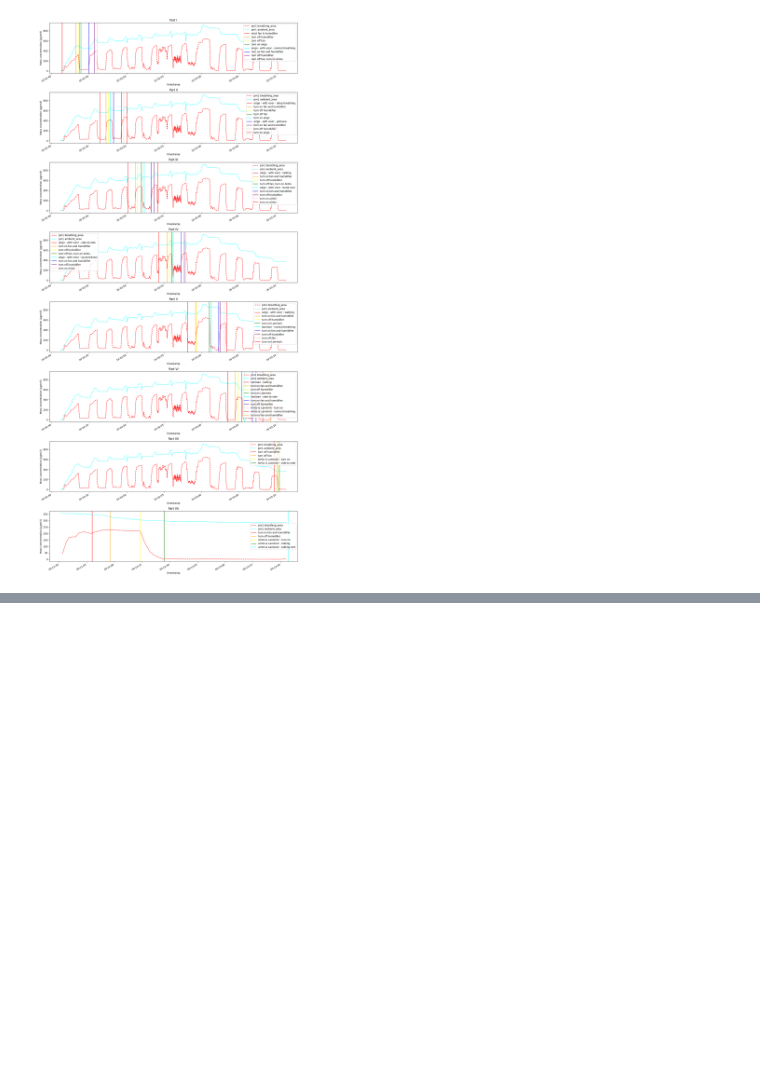
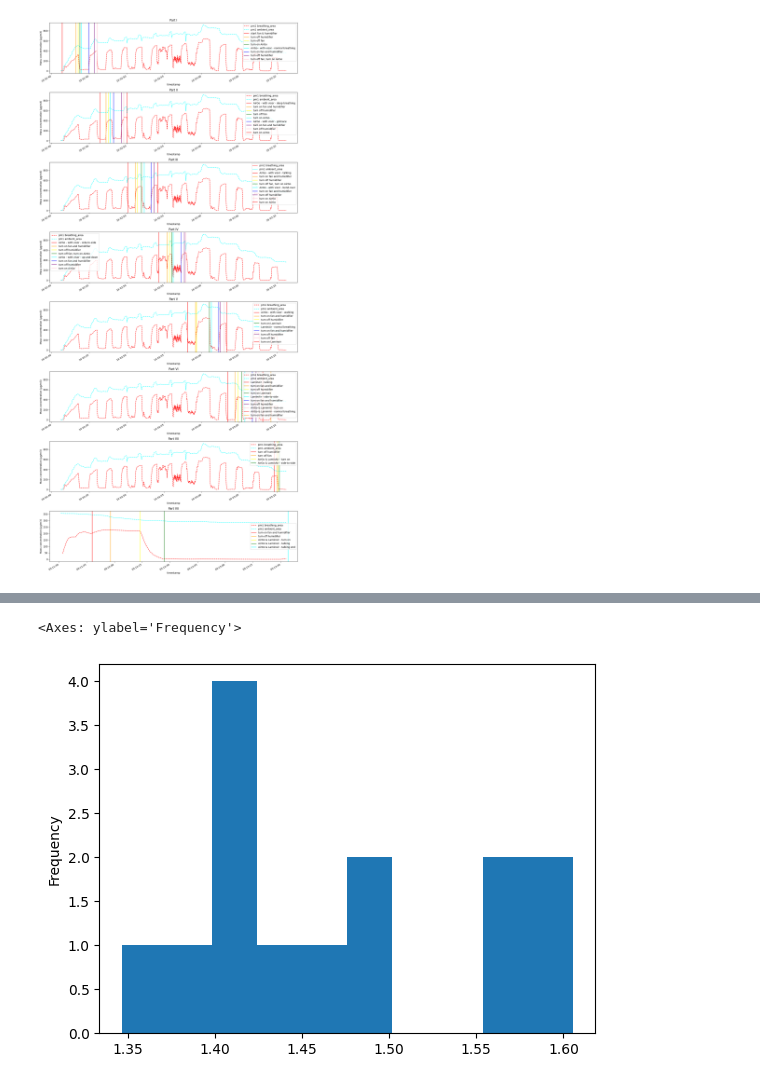
Before and after one commit to Edderic/iaq, a Jupyter notebook: notebooks/milestone-eoy-2023.ipynb, the cells around one changed output, grey strips where cells are left out. Saved outputs shown, nothing was run; the diff lists cells and outputs as text; code cells hidden in the pictures; blank space fills up the shorter version.

```diff
--- a/notebooks/milestone-eoy-2023.ipynb
+++ b/notebooks/milestone-eoy-2023.ipynb
@@ -403,3 +403,5 @@ fit_factors
 | 51 | Part VII | turn off humidifier | 1.414311 |
 | 52 | Part VII | AirGo & LaminAir - turn on | 4.506829 |
 | 53 | Part VII | AirGo & LaminAir - talking | 203.132099 |
+# %%
+no_na = fit_factors[fit_factors['fit_factor'].notna()].copy()
@@ -405,0 +450,5 @@ fit_factors
+# %%
+no_na[no_na['event'].str.contains('off humidifier')]['fit_factor'].plot.hist()
+# %% [output]
+<Axes: ylabel='Frequency'>
+[figure, added]
```
Also changed, not shown: parts of 17 cells of this notebook.
